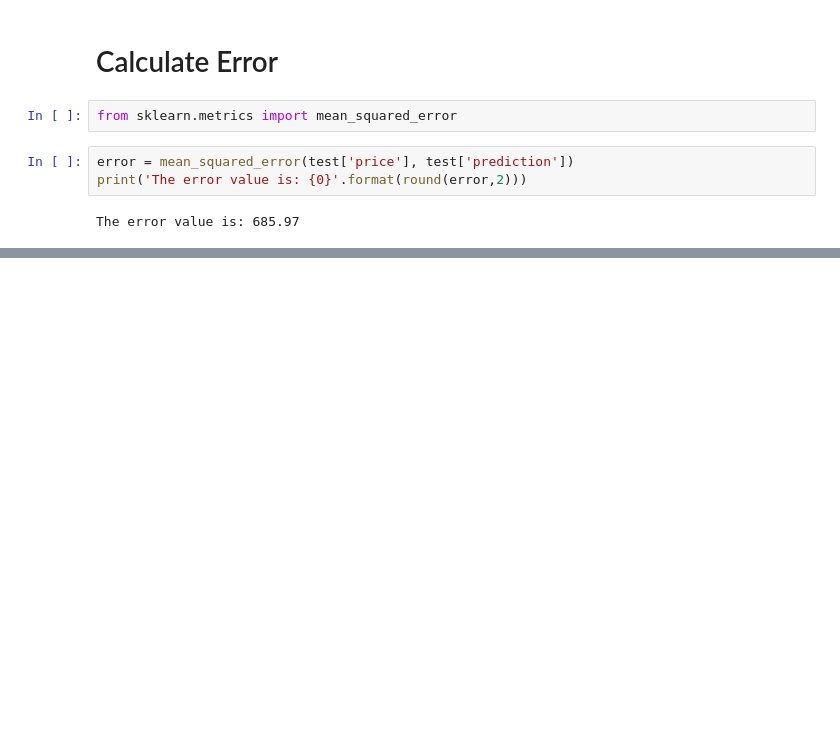
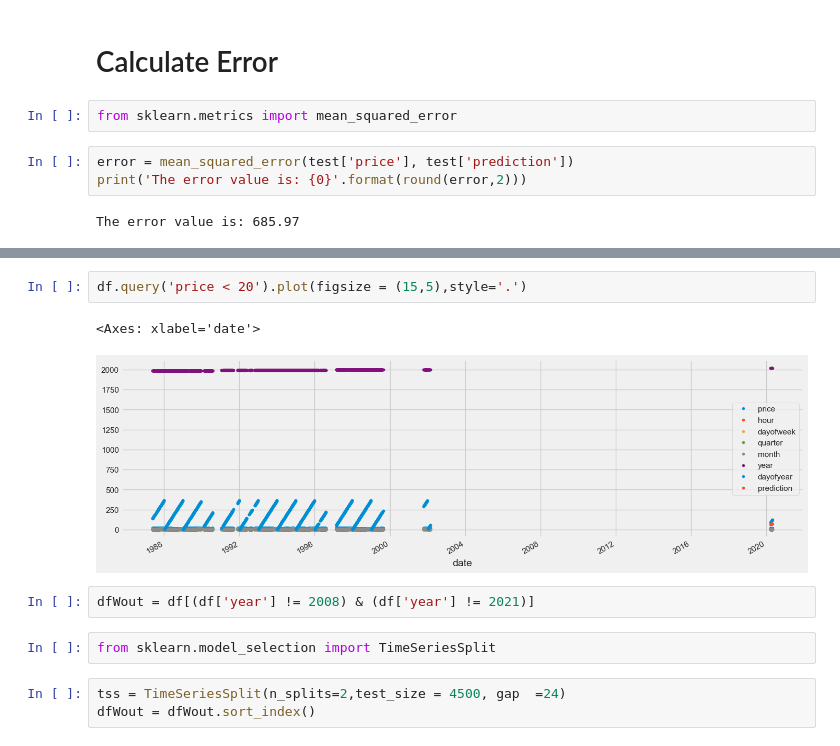
Before and after one commit to tiagomartins03/TimeSeries, a Jupyter notebook: main.ipynb, the cells around one changed output, grey strips where cells are left out. Cells and saved outputs as stored; diff of their text form; blank space fills up the shorter version.

```diff
--- a/main.ipynb
+++ b/main.ipynb
@@ -204,0 +215,12 @@ The error value is: 685.97
+# %%
+df.query('price < 20').plot(figsize = (15,5),style='.')
+# %% [output]
+<Axes: xlabel='date'>
+[figure, added]
+# %%
+dfWout = df[(df['year'] != 2008) & (df['year'] != 2021)]
+# %%
+from sklearn.model_selection import TimeSeriesSplit
+# %%
+tss = TimeSeriesSplit(n_splits=2,test_size = 4500, gap  =24)
+dfWout = dfWout.sort_index()
```
Also changed, not shown: parts of 21 cells of this notebook.
